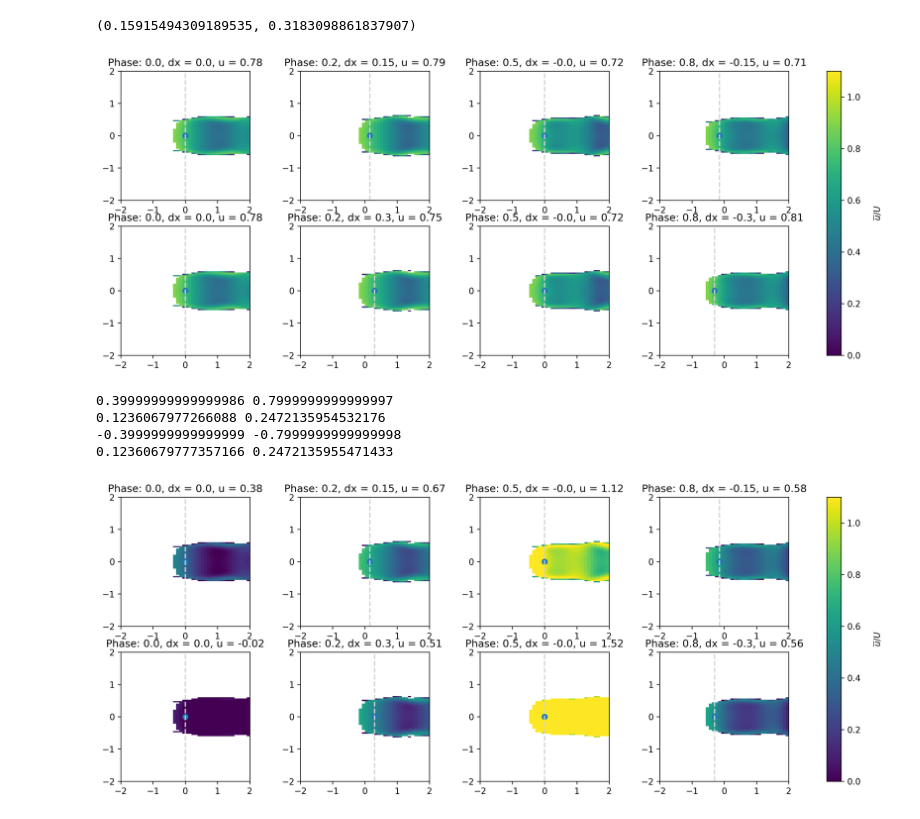
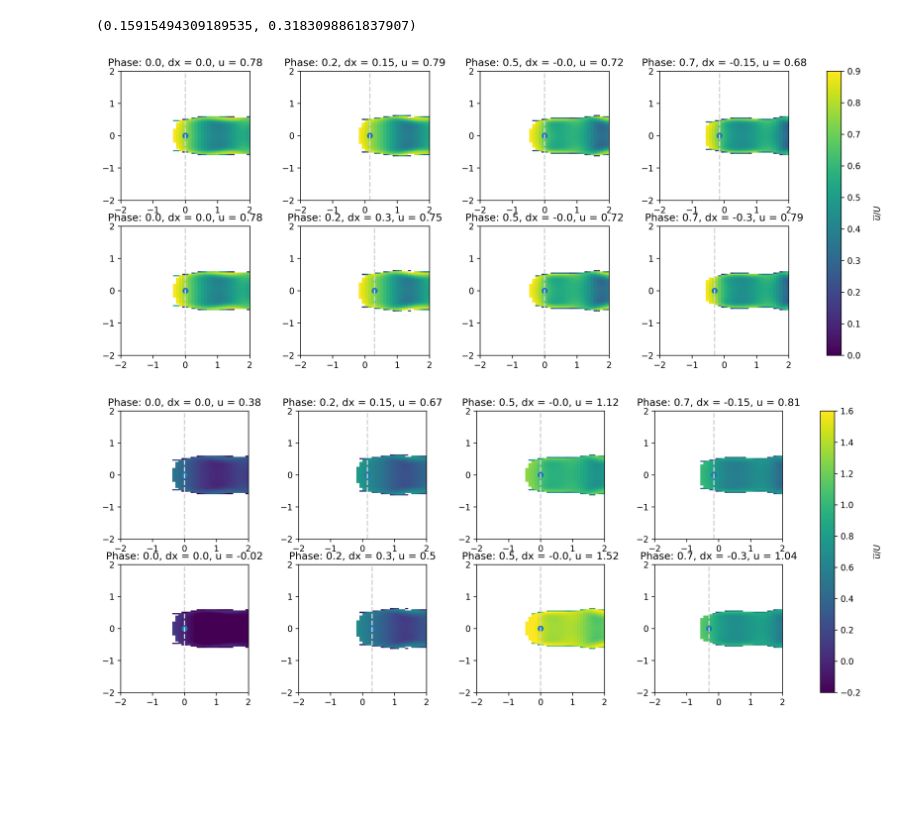
Before and after one commit to skygering/SimsPadeOps, a Jupyter notebook: analysis/F_0017X_SU.ipynb, the cells around one changed output. Saved outputs shown, nothing was run; the diff lists cells and outputs as text; code cells hidden in the pictures; blank space fills up the shorter version.

Commit message:
Updating graphs for APS

```diff
--- a/analysis/F_0017X_SU.ipynb
+++ b/analysis/F_0017X_SU.ipynb
@@ -188,7 +196,7 @@ def plot_turbine_location_in_tube(sim1, sim_log1, sim2, sim_log2, phases, tol =
     phases_sim2, dx_sim2, uturb_sim2 = get_log_info(sim_log2)
 
     vmin = 0
-    vmax = 1.1
+    vmax = tol
     fig, axes = plt.subplots(nrows = 2, ncols = len(phases), dpi = 300, figsize = (len(phases) * 4, 6))
     for (i, phase) in enumerate(phases):
         (ax1, ax2) = axes[:, i]
@@ -235,6 +243,8 @@ def plot_turbine_location_in_tube(sim1, sim_log1, sim2, sim_log2, phases, tol =
             uturb2 = 0 if len(idx2) == 0  else uturb_sim2[idx2[0]]
             vals1 = vals1 - uturb1
             vals2 = vals2 - uturb2
+            vmin = -0.2
+            vmax = 1.6
 
         ax1.axvline(x=dx1, linestyle = "--", c = "lightgrey")
         ax1.imshow(vals1.T, origin='lower', extent = (xlim[0], xlim[1], ylim[0], ylim[1]), vmin = vmin, vmax = vmax)
@@ -259,14 +269,10 @@ A1 / (f * 2 * np.pi), A2 / (f * 2 * np.pi)
 # %% [output]
 (0.15915494309189535, 0.3183098861837907)
 # %%
-plot_turbine_location_in_tube(sim0, sim0_log, sim6, sim6_log, [0.0, 0.2, 0.5, 0.8], tol = 0.9)
+plot_turbine_location_in_tube(sim3, sim3_log, sim9, sim9_log, [0.0, 0.2, 0.5, 0.7], tol = 0.9)
 # %% [output]
-[figure, old version]
+[figure, new version]
 # %%
-plot_turbine_location_in_tube(sim0, sim0_log, sim6, sim6_log, [0.0, 0.2, 0.5, 0.8], tol = 0.9, frame = "turbine")
+plot_turbine_location_in_tube(sim3, sim3_log, sim9, sim9_log, [0.0, 0.2, 0.5, 0.7], tol = 0.9, frame = "turbine")
 # %% [output]
-0.39999999999999986 0.7999999999999997
-0.1236067977266088 0.2472135954532176
--0.3999999999999999 -0.7999999999999998
-0.12360679777357166 0.2472135955471433
-[figure, old version]
+[figure, new version]
```
Also changed, not shown: parts of 2 cells of this notebook, 1 other file.
